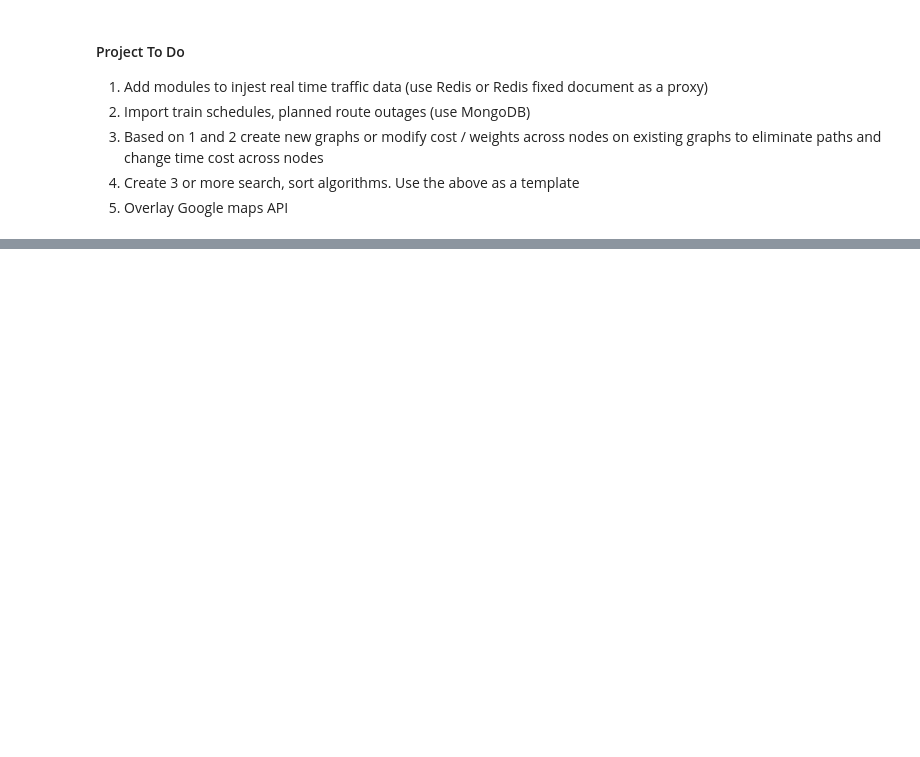
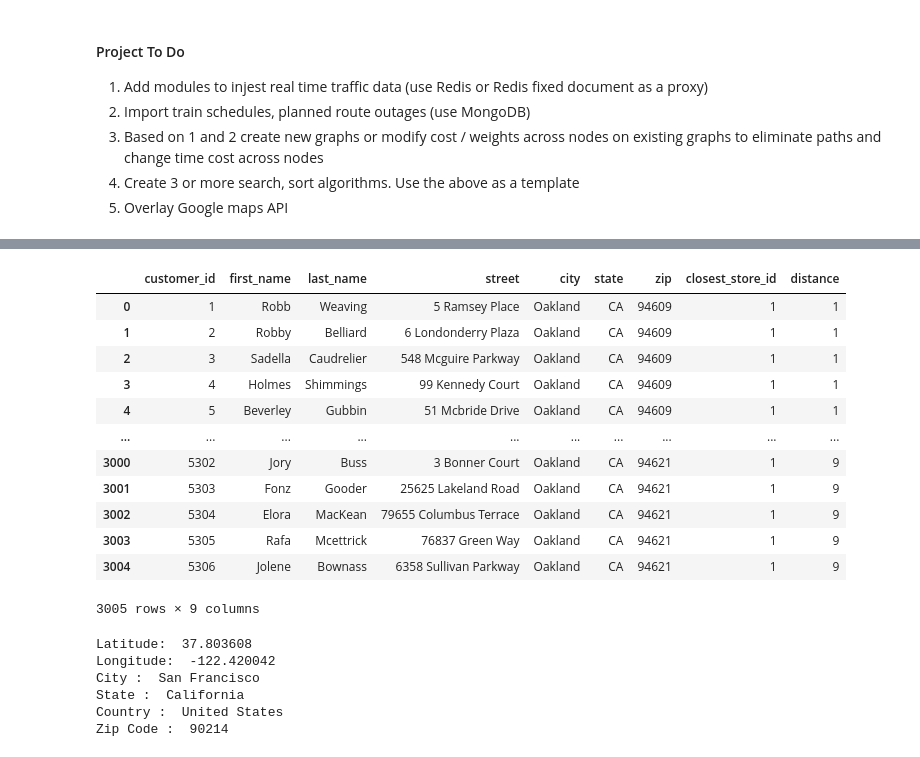
Before and after one commit to tighub1/w205_project3, a Jupyter notebook: code/Proj3_solution.ipynb, the cells around one changed output, grey strips where cells are left out. Cells and saved outputs as stored; diff of their text form; code cells hidden in the pictures; blank space fills up the shorter version.

Commit message:
Add files via upload
Extended baseline version. Adds functions from labs plus lays out business scenario sections.

```diff
--- a/code/Proj3_solution.ipynb
+++ b/code/Proj3_solution.ipynb
@@ -510,0 +598,73 @@ def my_neo4j_shortest_path(from_station, to_station):
+# %%
+# ********************************************************************************************
+# Business Scenario 1
+#
+# The customers tables is in postgres from Lab week 2 and Project 1
+#
+# ********************************************************************************************
+rollback_before_flag = True
+rollback_after_flag = True
+
+query = """
+
+select *
+from customers
+where city = 'Oakland' or city = 'Berkeley'
+
+"""
+
+df_stores = my_select_query_pandas(query, rollback_before_flag, rollback_after_flag)
+df_stores
+# %% [output]
+|  | customer_id | first_name | last_name | street | city | state | zip | closest_store_id | distance |
+| 0 | 1 | Robb | Weaving | 5 Ramsey Place | Oakland | CA | 94609 | 1 | 1 |
+| 1 | 2 | Robby | Belliard | 6 Londonderry Plaza | Oakland | CA | 94609 | 1 | 1 |
+| 2 | 3 | Sadella | Caudrelier | 548 Mcguire Parkway | Oakland | CA | 94609 | 1 | 1 |
+| 3 | 4 | Holmes | Shimmings | 99 Kennedy Court | Oakland | CA | 94609 | 1 | 1 |
+| 4 | 5 | Beverley | Gubbin | 51 Mcbride Drive | Oakland | CA | 94609 | 1 | 1 |
+| ... | ... | ... | ... | ... | ... | ... | ... | ... | ... |
+| 3000 | 5302 | Jory | Buss | 3 Bonner Court | Oakland | CA | 94621 | 1 | 9 |
+| 3001 | 5303 | Fonz | Gooder | 25625 Lakeland Road | Oakland | CA | 94621 | 1 | 9 |
+| 3002 | 5304 | Elora | MacKean | 79655 Columbus Terrace | Oakland | CA | 94621 | 1 | 9 |
+| 3003 | 5305 | Rafa | Mcettrick | 76837 Green Way | Oakland | CA | 94621 | 1 | 9 |
+| 3004 | 5306 | Jolene | Bownass | 6358 Sullivan Parkway | Oakland | CA | 94621 | 1 | 9 |
+3005 rows × 9 columns
+# %%
+# ***********************************************************************************************************************
+# Business Scenario 1
+#
+# Determine set of cities / zip codes within the BART track network
+#
+# Reverse zip code locator code from:
+# https://www.geeksforgeeks.org/find-the-location-with-specified-latitude-and-longitude-using-python/
+# https://www.geeksforgeeks.org/get-the-city-state-and-country-names-from-latitude-and-longitude-using-python/?ref=rp
+# **********************************************************************************************************************
+# Initialize Nominatim API
+geolocator = Nominatim(user_agent="geoapiExercises")
+
+# Assign Latitude & Longitude
+Latitude = "37.803608"
+Longitude = "-122.420042"
+
+# Displaying Latitude and Longitude
+print("Latitude: ", Latitude)
+print("Longitude: ", Longitude)
+
+location = geolocator.reverse(Latitude+","+Longitude)
+address = location.raw['address']
+city = address.get('city', '')
+state = address.get('state', '')
+country = address.get('country', '')
+code = address.get('country_code')
+zipcode = address.get('postcode')
+print('City : ',city)
+print('State : ',state)
+print('Country : ',country)
+print('Zip Code : ', zipcode)
+# %% [output]
+Latitude:  37.803608
+Longitude:  -122.420042
+City :  San Francisco
+State :  California
+Country :  United States
+Zip Code :  90214
```
Also changed, not shown: parts of 21 cells of this notebook.
